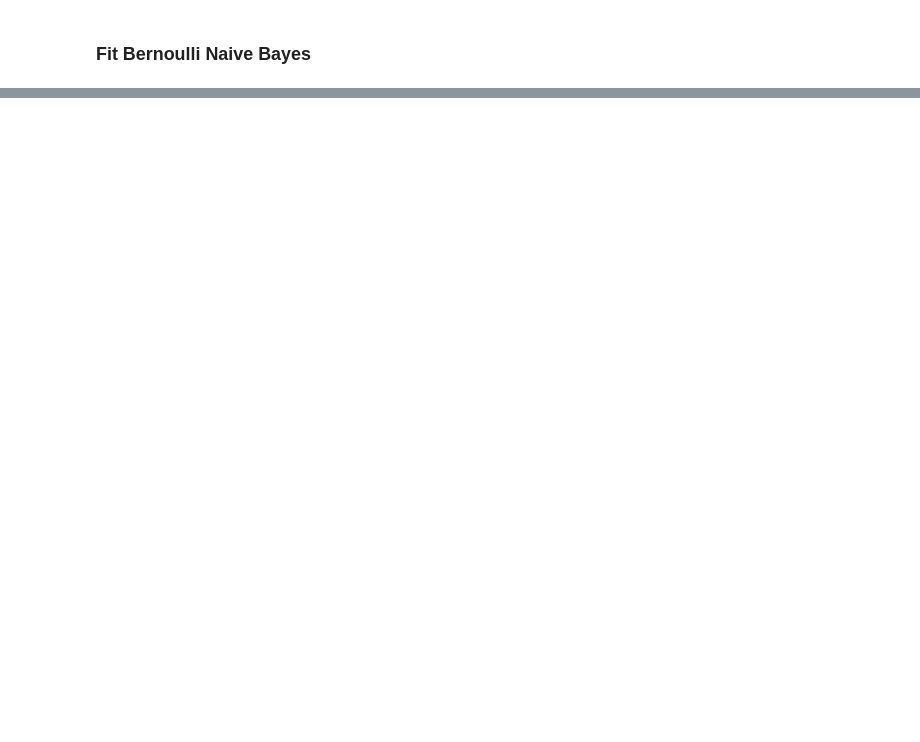
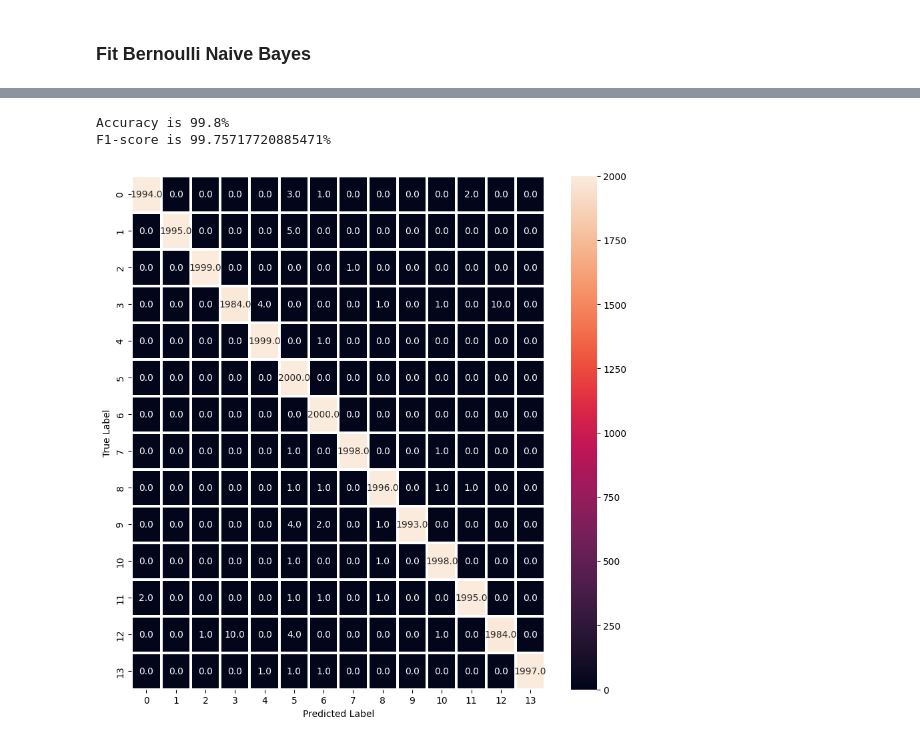
Before and after one commit to tira-io/nlpbuw-fsu-sose-24-team-tapestry, a Jupyter notebook: language-identification-erik/naive_bayes.ipynb, the cells around one changed output, grey strips where cells are left out. Saved outputs shown, nothing was run; the diff lists cells and outputs as text; code cells hidden in the pictures; blank space fills up the shorter version.

```diff
--- a/language-identification-erik/naive_bayes.ipynb
+++ b/language-identification-erik/naive_bayes.ipynb
@@ -155,0 +159,6 @@ F1-score is 43.412344528064324%
+# %%
+eval(multinomial, text_val_vec2, targets_val_latin_only["lang"])
+# %% [output]
+Accuracy is 99.8%
+F1-score is 99.75717720885471%
+[figure, added]
```
Also changed, not shown: parts of 10 cells of this notebook.
